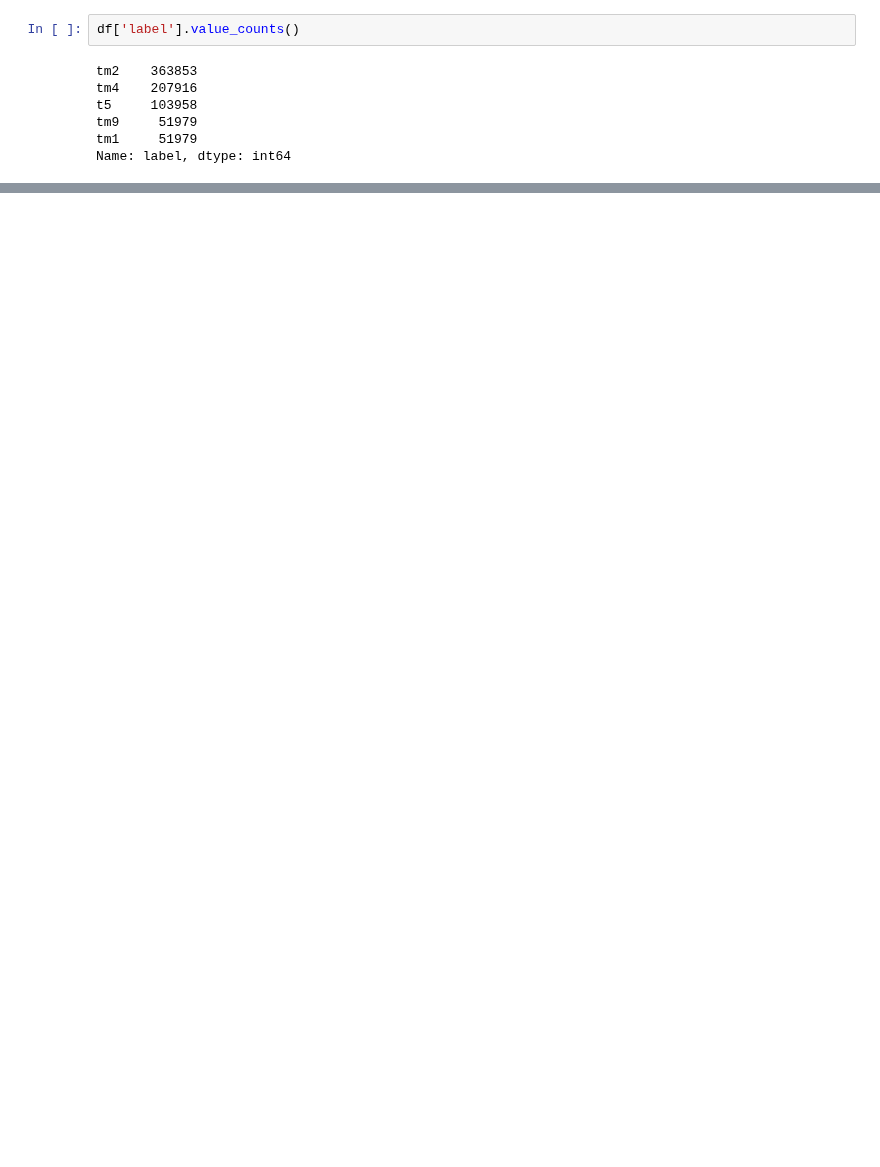
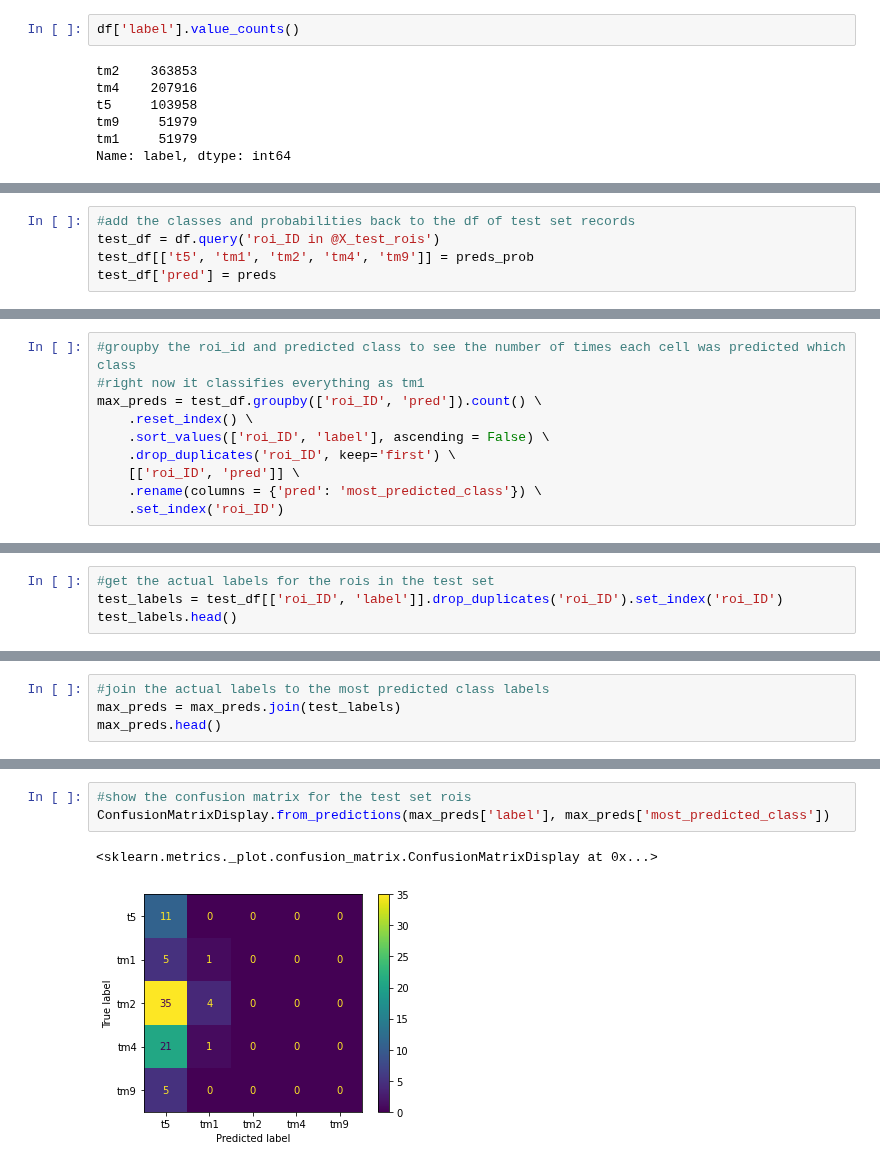
Before and after one commit to laurenneal/capstone-visual-neuroscience, a Jupyter notebook: scikit_test.ipynb, the cells around one changed output, grey strips where cells are left out. Cells and saved outputs as stored; diff of their text form; blank space fills up the shorter version.

```diff
--- a/scikit_test.ipynb
+++ b/scikit_test.ipynb
@@ -119,0 +166,5 @@ y_test = df.query('roi_ID in @X_test_rois')['label']
+# %%
+#add the classes and probabilities back to the df of test set records
+test_df = df.query('roi_ID in @X_test_rois')
+test_df[['t5', 'tm1', 'tm2', 'tm4', 'tm9']] = preds_prob
+test_df['pred'] = preds
@@ -119,0 +182,10 @@ y_test = df.query('roi_ID in @X_test_rois')['label']
+# %%
+#groupby the roi_id and predicted class to see the number of times each cell was predicted which class
+#right now it classifies everything as tm1
+max_preds = test_df.groupby(['roi_ID', 'pred']).count() \
+    .reset_index() \
+    .sort_values(['roi_ID', 'label'], ascending = False) \
+    .drop_duplicates('roi_ID', keep='first') \
+    [['roi_ID', 'pred']] \
+    .rename(columns = {'pred': 'most_predicted_class'}) \
+    .set_index('roi_ID')
@@ -119,0 +202,4 @@ y_test = df.query('roi_ID in @X_test_rois')['label']
+# %%
+#get the actual labels for the rois in the test set
+test_labels = test_df[['roi_ID', 'label']].drop_duplicates('roi_ID').set_index('roi_ID')
+test_labels.head()
@@ -119,0 +214,4 @@ y_test = df.query('roi_ID in @X_test_rois')['label']
+# %%
+#join the actual labels to the most predicted class labels
+max_preds = max_preds.join(test_labels)
+max_preds.head()
@@ -120 +226,7 @@ y_test = df.query('roi_ID in @X_test_rois')['label']
+# %%
+#show the confusion matrix for the test set rois
+ConfusionMatrixDisplay.from_predictions(max_preds['label'], max_preds['most_predicted_class'])
+# %% [output]
+<sklearn.metrics._plot.confusion_matrix.ConfusionMatrixDisplay at 0x...>
+[figure, added]
 # %%
```
Also changed, not shown: parts of 18 cells of this notebook.
